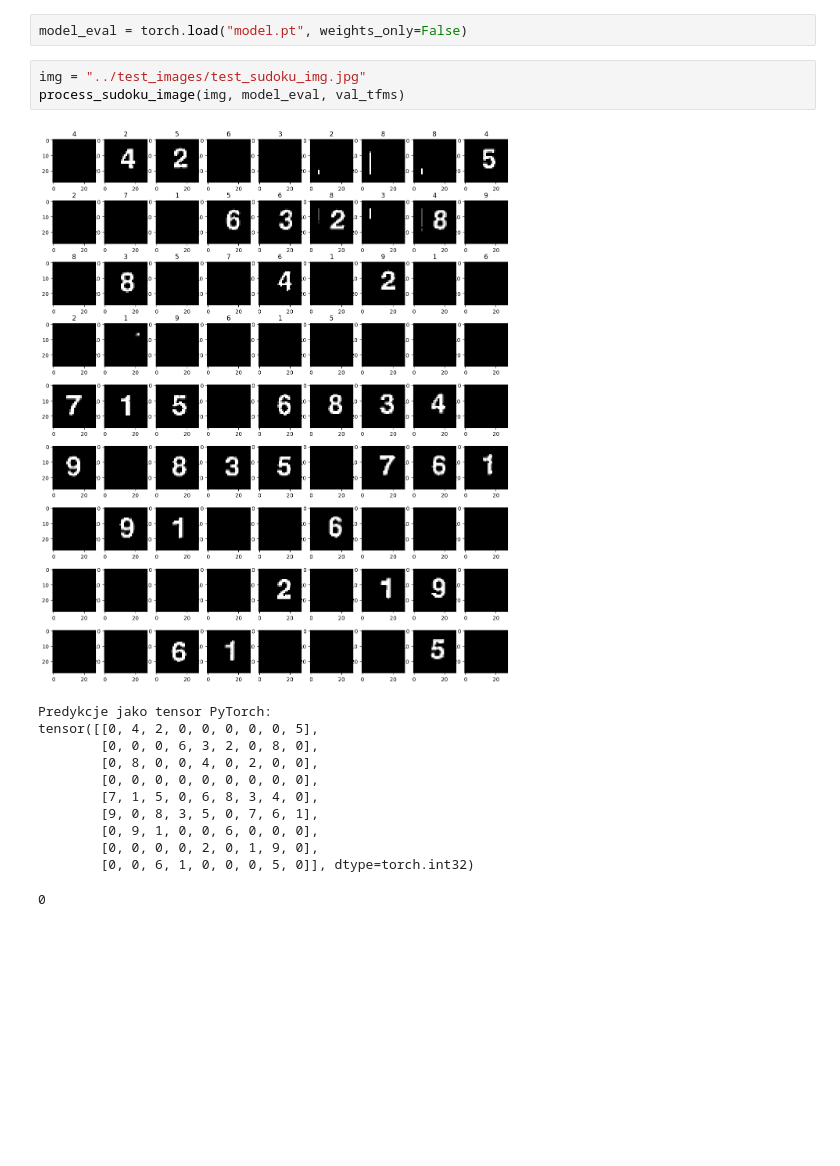
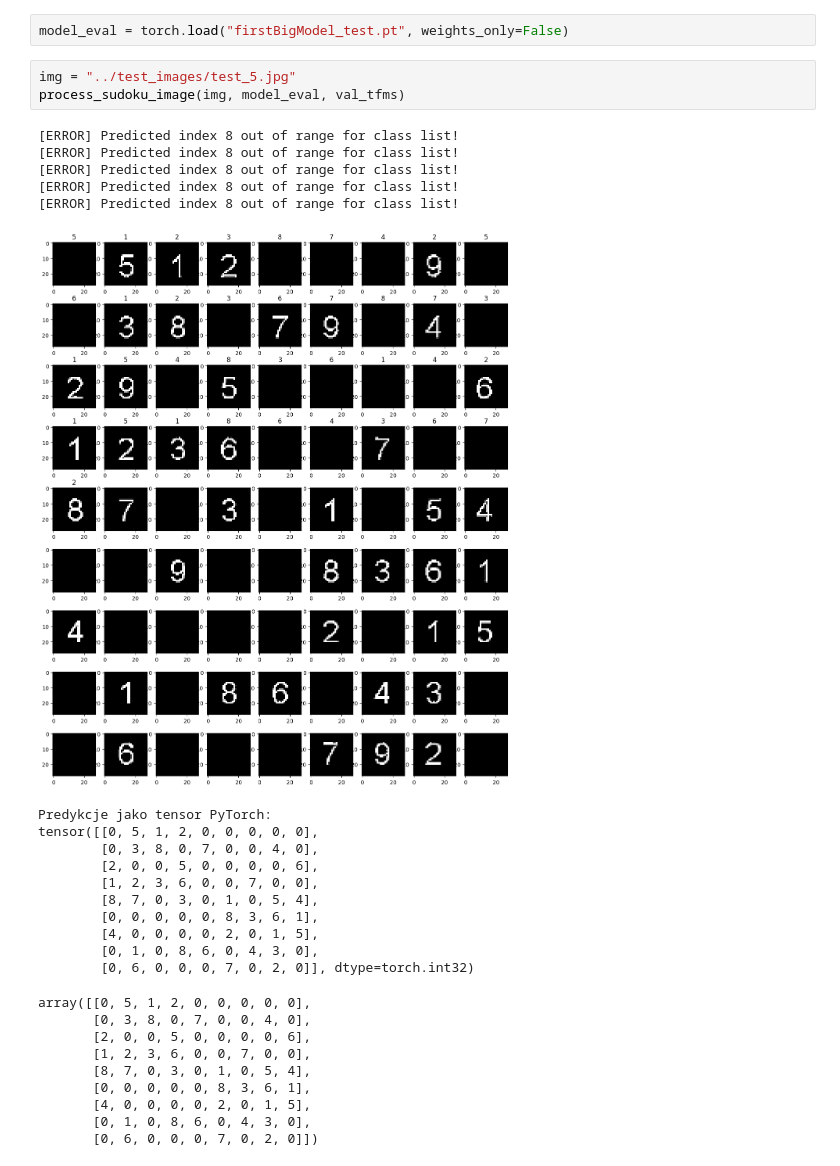
Before and after one commit to Przemek1337/Sudoku-Hacker, a Jupyter notebook: notebooks/evaluate.ipynb, the cells around one changed output. Cells and saved outputs as stored; diff of their text form; blank space fills up the shorter version.

```diff
--- a/notebooks/evaluate.ipynb
+++ b/notebooks/evaluate.ipynb
@@ -14,18 +14,31 @@ Total length of valid dataset: 360
 # %%
-model_eval = torch.load("model.pt", weights_only=False)
+model_eval = torch.load("firstBigModel_test.pt", weights_only=False)
 # %%
-img = "../test_images/test_sudoku_img.jpg"
+img = "../test_images/test_5.jpg"
 process_sudoku_image(img, model_eval, val_tfms)
 # %% [output]
+[ERROR] Predicted index 8 out of range for class list!
+[ERROR] Predicted index 8 out of range for class list!
+[ERROR] Predicted index 8 out of range for class list!
+[ERROR] Predicted index 8 out of range for class list!
+[ERROR] Predicted index 8 out of range for class list!
-[figure, old version]
+[figure, new version]
-Predykcje jako tensor PyTorch:
-tensor([[0, 4, 2, 0, 0, 0, 0, 0, 5],
-        [0, 0, 0, 6, 3, 2, 0, 8, 0],
-        [0, 8, 0, 0, 4, 0, 2, 0, 0],
-        [0, 0, 0, 0, 0, 0, 0, 0, 0],
-        [7, 1, 5, 0, 6, 8, 3, 4, 0],
-        [9, 0, 8, 3, 5, 0, 7, 6, 1],
-        [0, 9, 1, 0, 0, 6, 0, 0, 0],
-        [0, 0, 0, 0, 2, 0, 1, 9, 0],
-        [0, 0, 6, 1, 0, 0, 0, 5, 0]], dtype=torch.int32)
-0
+Predykcje jako tensor PyTorch:
+tensor([[0, 5, 1, 2, 0, 0, 0, 0, 0],
+        [0, 3, 8, 0, 7, 0, 0, 4, 0],
+        [2, 0, 0, 5, 0, 0, 0, 0, 6],
+        [1, 2, 3, 6, 0, 0, 7, 0, 0],
+        [8, 7, 0, 3, 0, 1, 0, 5, 4],
+        [0, 0, 0, 0, 0, 8, 3, 6, 1],
+        [4, 0, 0, 0, 0, 2, 0, 1, 5],
+        [0, 1, 0, 8, 6, 0, 4, 3, 0],
+        [0, 6, 0, 0, 0, 7, 0, 2, 0]], dtype=torch.int32)
+array([[0, 5, 1, 2, 0, 0, 0, 0, 0],
+       [0, 3, 8, 0, 7, 0, 0, 4, 0],
+       [2, 0, 0, 5, 0, 0, 0, 0, 6],
+       [1, 2, 3, 6, 0, 0, 7, 0, 0],
+       [8, 7, 0, 3, 0, 1, 0, 5, 4],
+       [0, 0, 0, 0, 0, 8, 3, 6, 1],
+       [4, 0, 0, 0, 0, 2, 0, 1, 5],
+       [0, 1, 0, 8, 6, 0, 4, 3, 0],
+       [0, 6, 0, 0, 0, 7, 0, 2, 0]])
```
Also changed, not shown: parts of 1 cell of this notebook, 3 other files.
